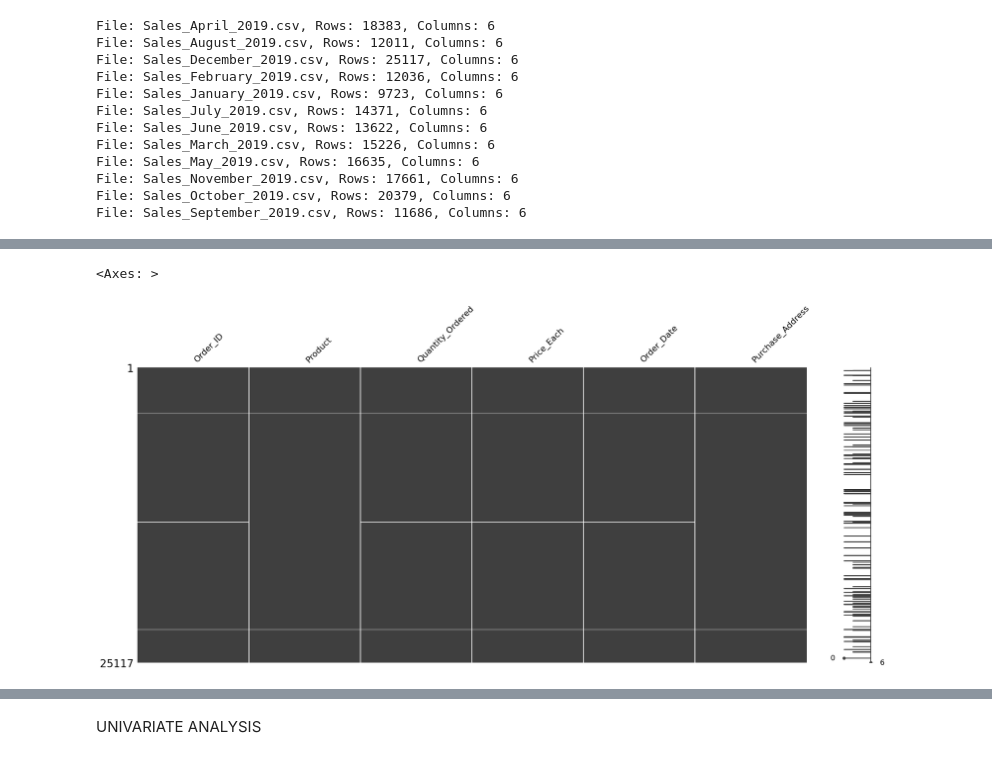
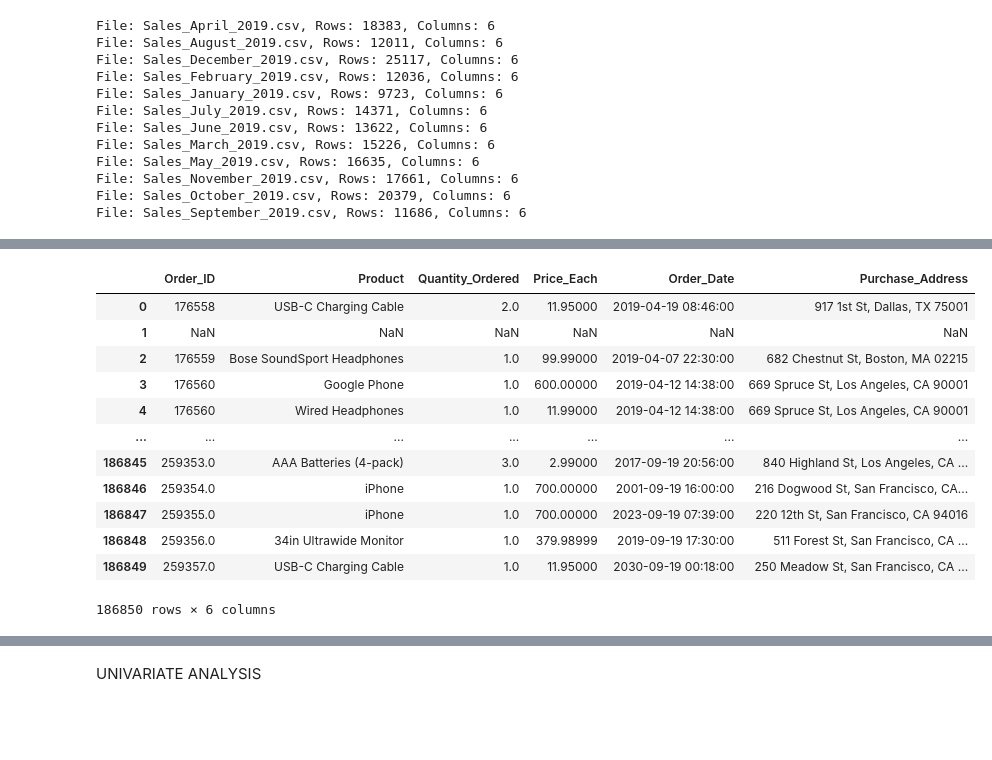
Before and after one commit to rmaritim/PRODIGY-DS-01, a Jupyter notebook: main.ipynb, the cells around one changed output, grey strips where cells are left out. Cells and saved outputs as stored; diff of their text form; code cells hidden in the pictures; blank space fills up the shorter version.

```diff
--- a/main.ipynb
+++ b/main.ipynb
@@ -241,12 +222,26 @@ dtype: int64
+# %%
+combined_df= pd.read_csv('cleaned_data.csv')
+combined_df
+# %% [output]
+|  | Order_ID | Product | Quantity_Ordered | Price_Each | Order_Date | Purchase_Address |
+| 0 | 176558 | USB-C Charging Cable | 2.0 | 11.95000 | 2019-04-19 08:46:00 | 917 1st St, Dallas, TX 75001 |
+| 1 | NaN | NaN | NaN | NaN | NaN | NaN |
+| 2 | 176559 | Bose SoundSport Headphones | 1.0 | 99.99000 | 2019-04-07 22:30:00 | 682 Chestnut St, Boston, MA 02215 |
+| 3 | 176560 | Google Phone | 1.0 | 600.00000 | 2019-04-12 14:38:00 | 669 Spruce St, Los Angeles, CA 90001 |
+| 4 | 176560 | Wired Headphones | 1.0 | 11.99000 | 2019-04-12 14:38:00 | 669 Spruce St, Los Angeles, CA 90001 |
+| ... | ... | ... | ... | ... | ... | ... |
+| 186845 | 259353.0 | AAA Batteries (4-pack) | 3.0 | 2.99000 | 2017-09-19 20:56:00 | 840 Highland St, Los Angeles, CA ... |
+| 186846 | 259354.0 | iPhone | 1.0 | 700.00000 | 2001-09-19 16:00:00 | 216 Dogwood St, San Francisco, CA... |
+| 186847 | 259355.0 | iPhone | 1.0 | 700.00000 | 2023-09-19 07:39:00 | 220 12th St, San Francisco, CA 94016 |
+| 186848 | 259356.0 | 34in Ultrawide Monitor | 1.0 | 379.98999 | 2019-09-19 17:30:00 | 511 Forest St, San Francisco, CA ... |
+| 186849 | 259357.0 | USB-C Charging Cable | 1.0 | 11.95000 | 2030-09-19 00:18:00 | 250 Meadow St, San Francisco, CA ... |
+186850 rows × 6 columns
 # %%
-#Visualizing nulls withing the dataset before cleaning
+# #Visualizing nulls withing the dataset before cleaning
 
-import missingno
+# import missingno
 
-missingno.matrix(combined_df)
+# missingno.matrix(combined_df)
-# %% [output]
-<Axes: >
-[figure, removed]
 # %%
 # Perform Descriptive Statistics on the dataset
 combined_df.describe(include="all").T
```
Also changed, not shown: parts of 14 cells of this notebook, 3 other files.
